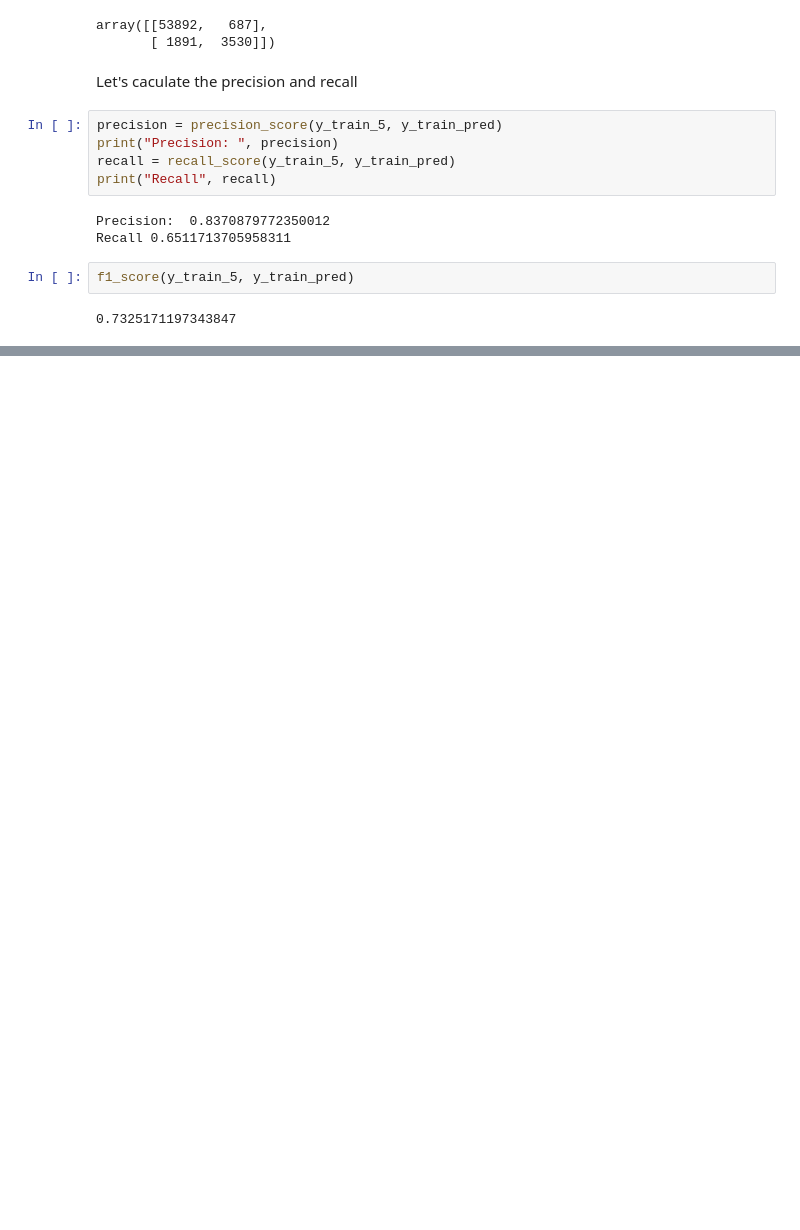
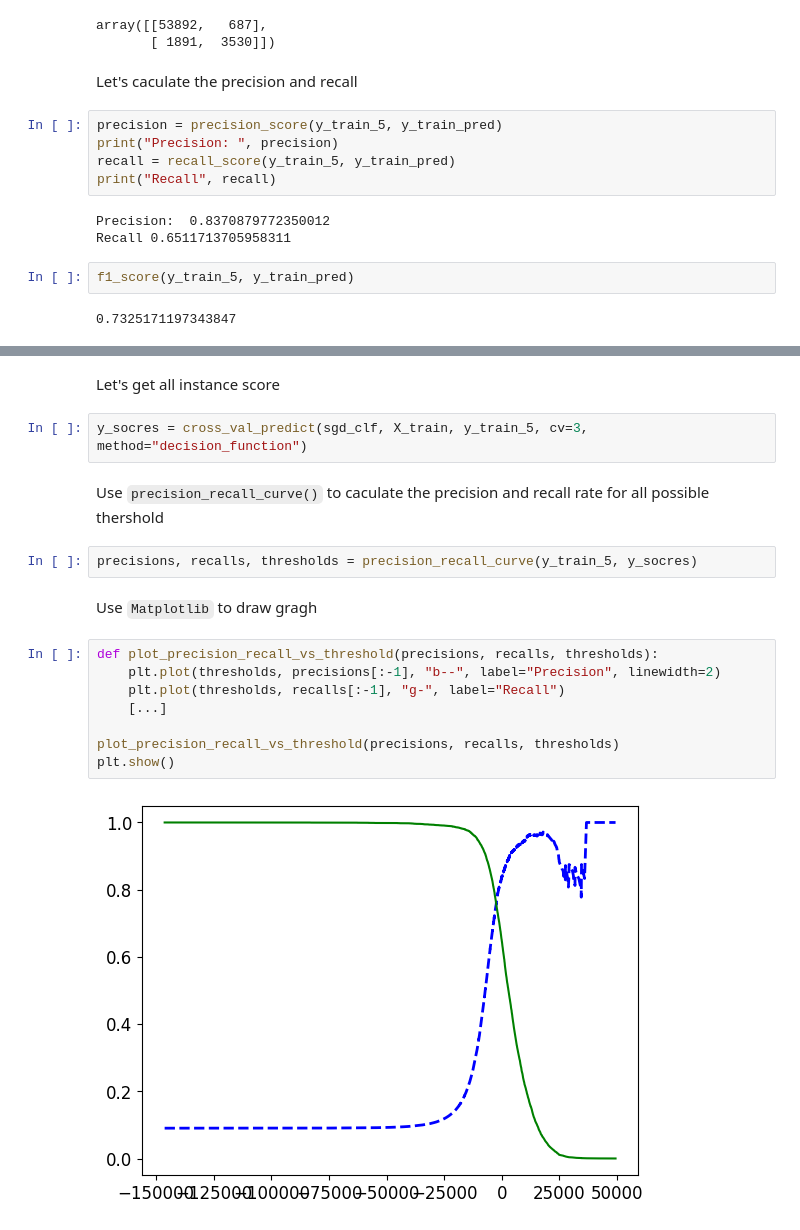
Before and after one commit to IT-dreamer/handson-ml2, a Jupyter notebook: homework/chpt03.ipynb, the cells around one changed output, grey strips where cells are left out. Saved outputs shown, nothing was run; the diff lists cells and outputs as text; blank space fills up the shorter version.

Commit message:
adjust threshold

```diff
--- a/homework/chpt03.ipynb
+++ b/homework/chpt03.ipynb
@@ -138,0 +150,20 @@ f1_score(y_train_5, y_train_pred)
+# %% [markdown]
+Let's get all instance score
+# %%
+y_socres = cross_val_predict(sgd_clf, X_train, y_train_5, cv=3, method="decision_function")
+# %% [markdown]
+Use `precision_recall_curve()` to caculate the precision and recall rate for all possible thershold
+# %%
+precisions, recalls, thresholds = precision_recall_curve(y_train_5, y_socres)
+# %% [markdown]
+Use `Matplotlib` to draw gragh
+# %%
+def plot_precision_recall_vs_threshold(precisions, recalls, thresholds):
+    plt.plot(thresholds, precisions[:-1], "b--", label="Precision", linewidth=2)
+    plt.plot(thresholds, recalls[:-1], "g-", label="Recall")
+    [...]
+
+plot_precision_recall_vs_threshold(precisions, recalls, thresholds)
+plt.show()
+# %% [output]
+[figure, added]
```
Also changed, not shown: parts of 3 cells of this notebook.
